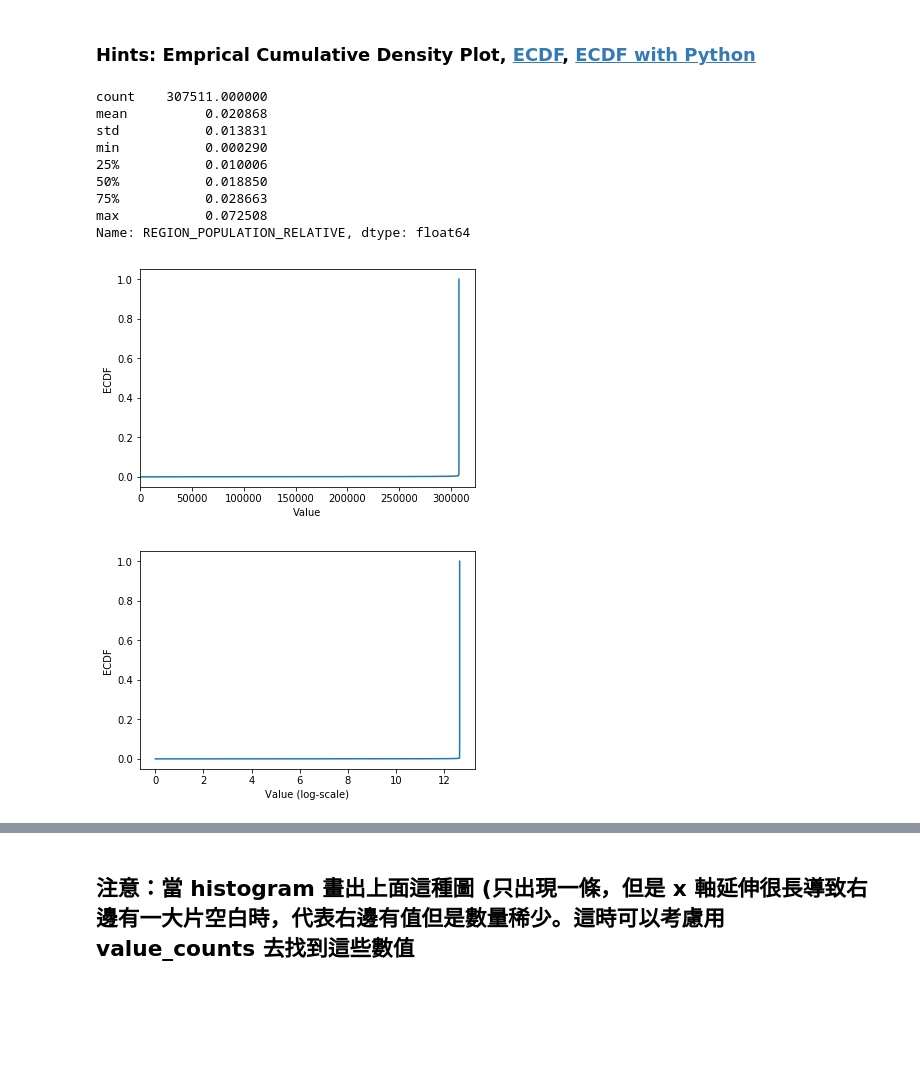
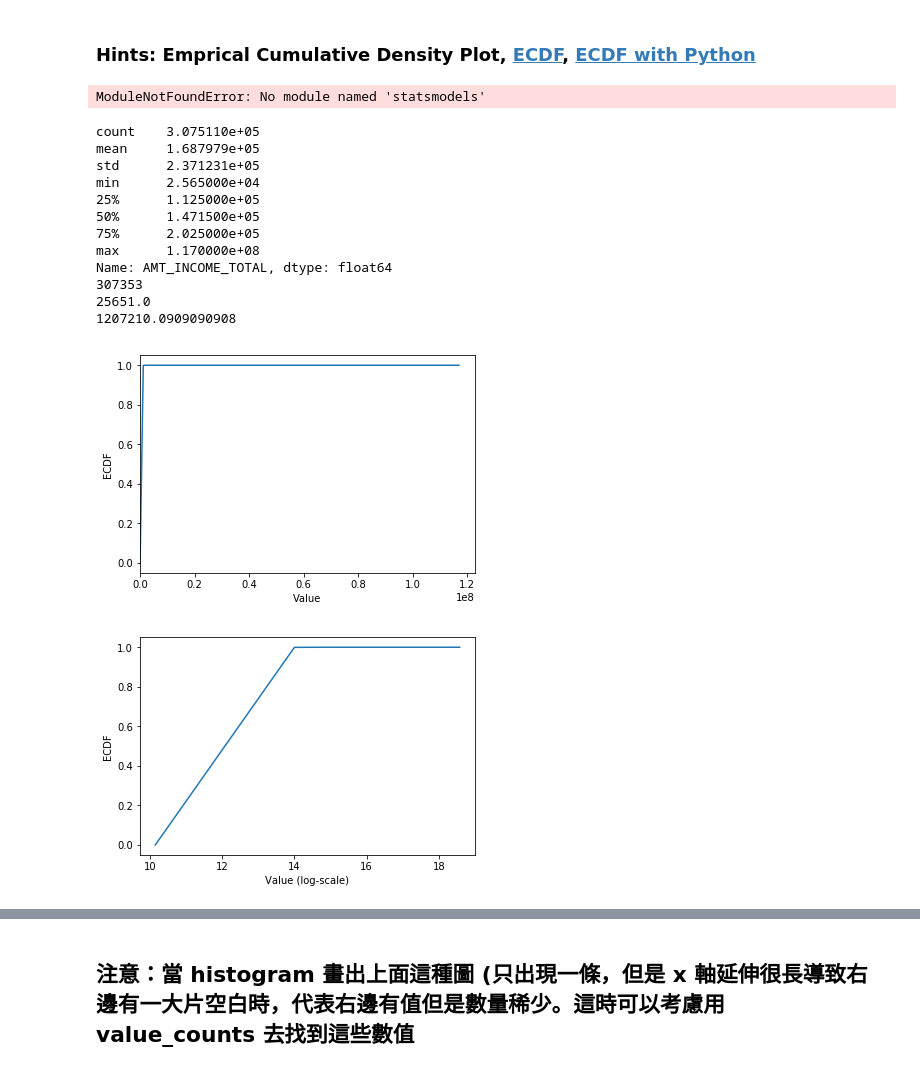
Before and after one commit to benjamin791023/2nd-ML100Days, a Jupyter notebook: ML100/Day_006_HW.ipynb, the cells around one changed output, grey strips where cells are left out. Saved outputs shown, nothing was run; the diff lists cells and outputs as text; code cells hidden in the pictures; blank space fills up the shorter version.

```diff
--- a/ML100/Day_006_HW.ipynb
+++ b/ML100/Day_006_HW.ipynb
@@ -109,49 +109,56 @@ Name: REGION_POPULATION_RELATIVE, dtype: float64
 ### Hints: Emprical Cumulative Density Plot, [ECDF](https://zh.wikipedia.org/wiki/%E7%BB%8F%E9%AA%8C%E5%88%86%E5%B8%83%E5%87%BD%E6%95%B0), [ECDF with Python](https://stackoverflow.com/questions/14006520/ecdf-in-python-without-step-function)
 # %%
 a = app_train['AMT_INCOME_TOTAL']
-from scipy.stats import norm
-cdf = norm.cdf(a)
+from statsmodels.distributions.empirical_distribution import ECDF
+ecdf = ECDF(a)
+print(ecdf)
+# %% [output]
+ModuleNotFoundError: No module named 'statsmodels'
 # %%
 # 最大值離平均與中位數很遠
 print(app_train['AMT_INCOME_TOTAL'].describe())
 
 # 繪製 Empirical Cumulative Density Plot (ECDF)
 """
 YOUR CODE HERE
 """
 data = app_train['AMT_INCOME_TOTAL']
 cdf = data.sort_values()
-cdf.index = np.arange(0,cdf.shape[0])
-
+step = np.linspace(min(cdf)+1,max(cdf)+1,100)
+cdf_list = [len(cdf[cdf <= x]) for x in step]
+cdf = pd.DataFrame({'ECDF': cdf_list}, index=step)
 
 plt.plot(list(cdf.index), cdf/cdf.max())
 plt.xlabel('Value')
 plt.ylabel('ECDF')
 plt.xlim([cdf.index.min(), cdf.index.max() * 1.05]) # 限制顯示圖片的範圍
 plt.ylim([-0.05,1.05]) # 限制顯示圖片的範圍
 
 plt.show()
 
 # 改變 y 軸的 Scale, 讓我們可以正常檢視 ECDF
 plt.plot(np.log(list(cdf.index)), cdf/cdf.max())
 plt.xlabel('Value (log-scale)')
 plt.ylabel('ECDF')
 
 plt.ylim([-0.05,1.05]) # 限制顯示圖片的範圍
 
 plt.show()
 # %% [output]
-count    307511.000000
-mean          0.020868
-std           0.013831
-min           0.000290
-25%           0.010006
-50%           0.018850
-75%           0.028663
-max           0.072508
-Name: REGION_POPULATION_RELATIVE, dtype: float64
+count    3.075110e+05
+mean     1.687979e+05
+std      2.371231e+05
+min      2.565000e+04
+25%      1.125000e+05
+50%      1.471500e+05
+75%      2.025000e+05
+max      1.170000e+08
+Name: AMT_INCOME_TOTAL, dtype: float64
+307353
+25651.0
+1207210.0909090908
-[figure, old version]
+[figure, new version]
-[figure, old version]
+[figure, new version]
 # %% [markdown]
 ## 補充：Normal dist 的 ECDF
 ![ecdf_normal](https://au.mathworks.com/help/examples/stats/win64/PlotEmpiricalCdfAndCompareWithSamplingDistributionExample_01.png)
```
Also changed, not shown: parts of 2 cells of this notebook, 1 other file.
